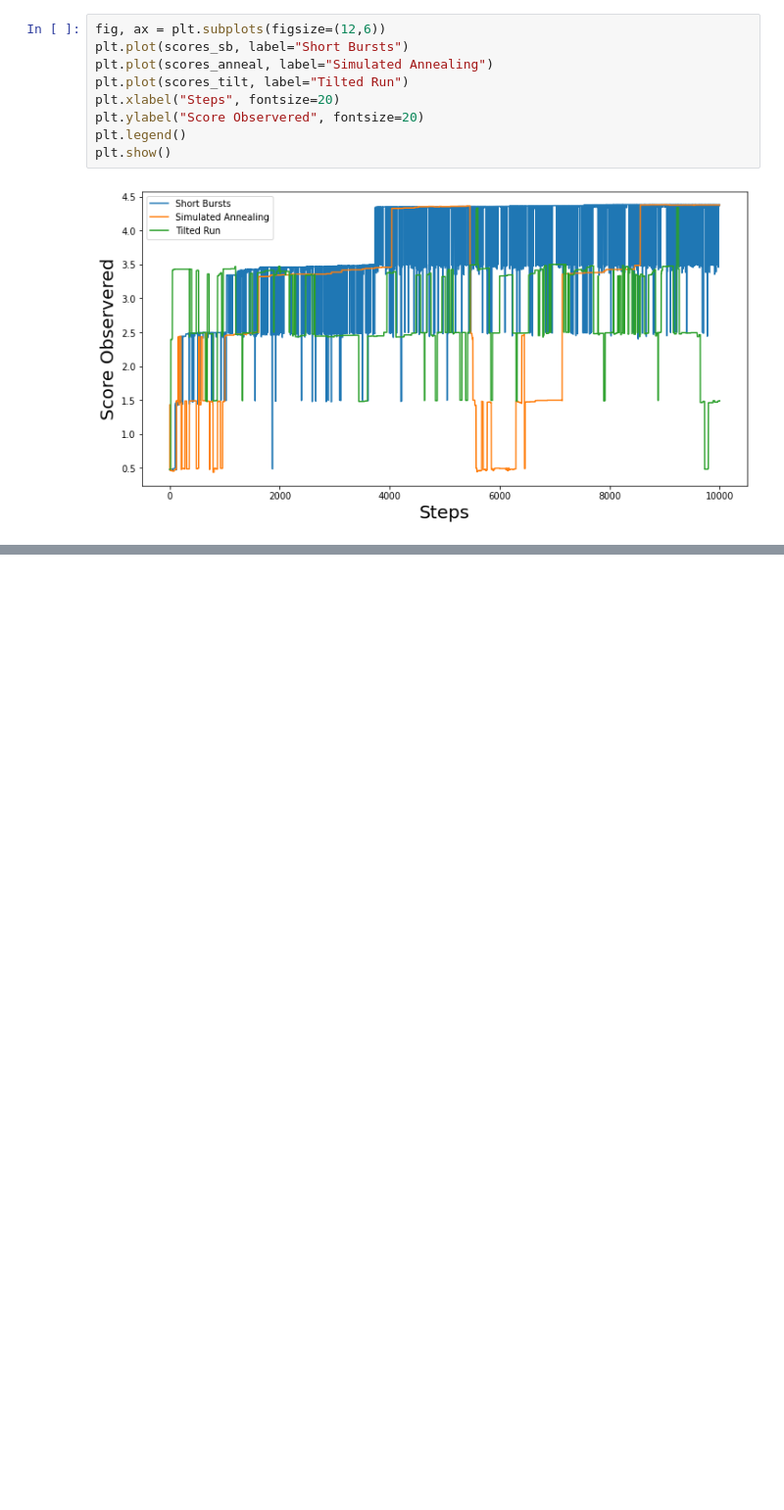
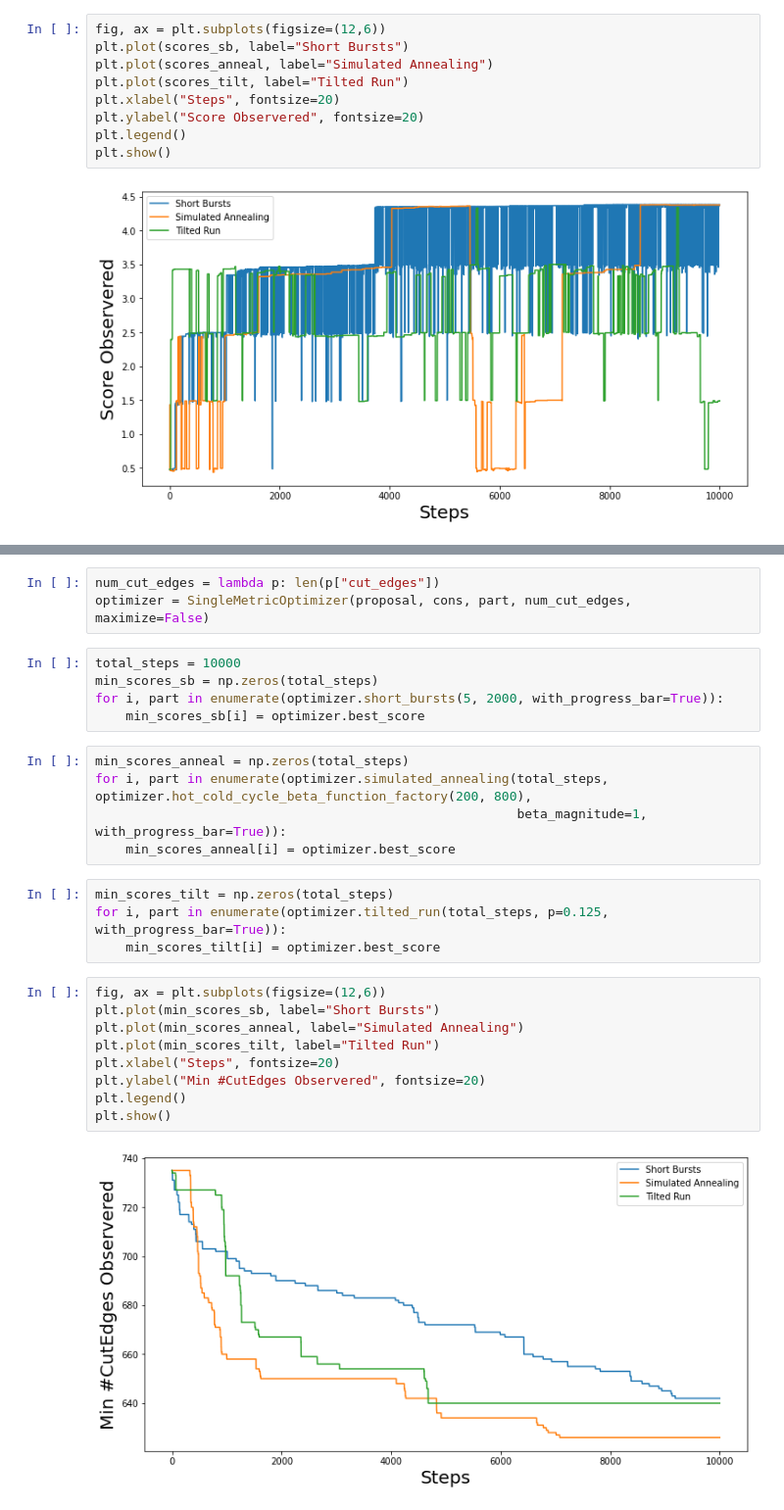
Before and after one commit to mggg/GerryChain, a Jupyter notebook: docs/notebooks/Optimization.ipynb, the cells around one changed output, grey strips where cells are left out. Shown at 98% size. Drawn from its saved outputs; the diff is of its cells as text; blank space fills up the shorter version.

```diff
--- a/docs/notebooks/Optimization.ipynb
+++ b/docs/notebooks/Optimization.ipynb
@@ -86,0 +108,28 @@ plt.show()
+# %%
+num_cut_edges = lambda p: len(p["cut_edges"])
+optimizer = SingleMetricOptimizer(proposal, cons, part, num_cut_edges, maximize=False)
+# %%
+total_steps = 10000
+min_scores_sb = np.zeros(total_steps)
+for i, part in enumerate(optimizer.short_bursts(5, 2000, with_progress_bar=True)):
+    min_scores_sb[i] = optimizer.best_score
+# %%
+min_scores_anneal = np.zeros(total_steps)
+for i, part in enumerate(optimizer.simulated_annealing(total_steps, optimizer.hot_cold_cycle_beta_function_factory(200, 800),
+                                                       beta_magnitude=1, with_progress_bar=True)):
+    min_scores_anneal[i] = optimizer.best_score
+# %%
+min_scores_tilt = np.zeros(total_steps)
+for i, part in enumerate(optimizer.tilted_run(total_steps, p=0.125, with_progress_bar=True)):
+    min_scores_tilt[i] = optimizer.best_score
+# %%
+fig, ax = plt.subplots(figsize=(12,6))
+plt.plot(min_scores_sb, label="Short Bursts")
+plt.plot(min_scores_anneal, label="Simulated Annealing")
+plt.plot(min_scores_tilt, label="Tilted Run")
+plt.xlabel("Steps", fontsize=20)
+plt.ylabel("Min #CutEdges Observered", fontsize=20)
+plt.legend()
+plt.show()
+# %% [output]
+[figure, added]
```
Also changed, not shown: parts of 4 cells of this notebook.
